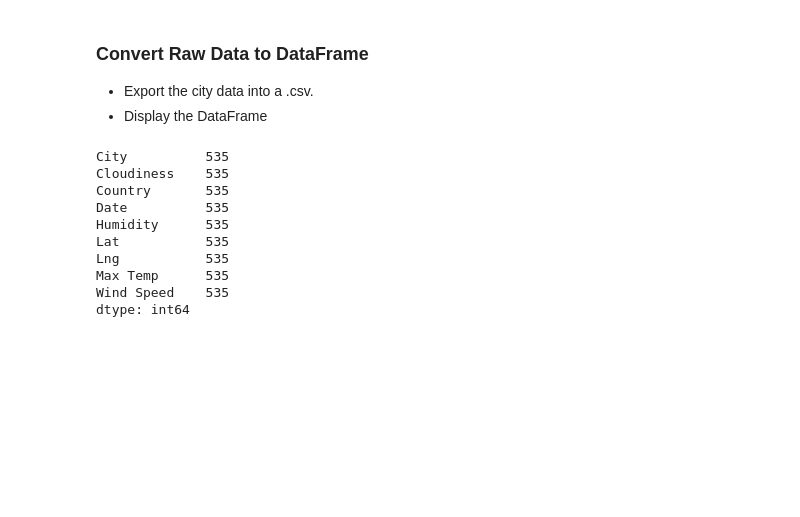
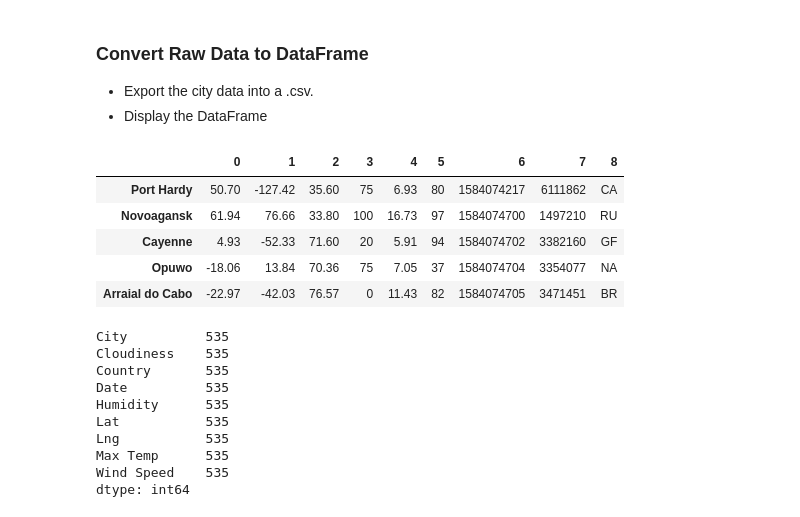
Before and after one commit to Rob-Ottogalli/python-api-challenge, a Jupyter notebook: starter_code/WeatherPy_Robert Ottogalli.ipynb, the cells around one changed output. Cells and saved outputs as stored; diff of their text form; code cells hidden in the pictures; blank space fills up the shorter version.

Commit message:
Imported API calls. Tested DataFrame

```diff
--- a/starter_code/WeatherPy_Robert Ottogalli.ipynb
+++ b/starter_code/WeatherPy_Robert Ottogalli.ipynb
@@ -76,6 +153,16 @@ Data Retrieval Complete
 ### Convert Raw Data to DataFrame
 * Export the city data into a .csv.
 * Display the DataFrame
+# %%
+Summary = pd.DataFrame.from_dict(all_cities_weather, orient="index")
+Summary
+# %% [output]
+|  | 0 | 1 | 2 | 3 | 4 | 5 | 6 | 7 | 8 |
+| Port Hardy | 50.70 | -127.42 | 35.60 | 75 | 6.93 | 80 | 1584074217 | 6111862 | CA |
+| Novoagansk | 61.94 | 76.66 | 33.80 | 100 | 16.73 | 97 | 1584074700 | 1497210 | RU |
+| Cayenne | 4.93 | -52.33 | 71.60 | 20 | 5.91 | 94 | 1584074702 | 3382160 | GF |
+| Opuwo | -18.06 | 13.84 | 70.36 | 75 | 7.05 | 37 | 1584074704 | 3354077 | NA |
+| Arraial do Cabo | -22.97 | -42.03 | 76.57 | 0 | 11.43 | 82 | 1584074705 | 3471451 | BR |
 # %%
 # %% [output]
 City          535
```
Also changed, not shown: parts of 4 cells of this notebook, 1 other file.
